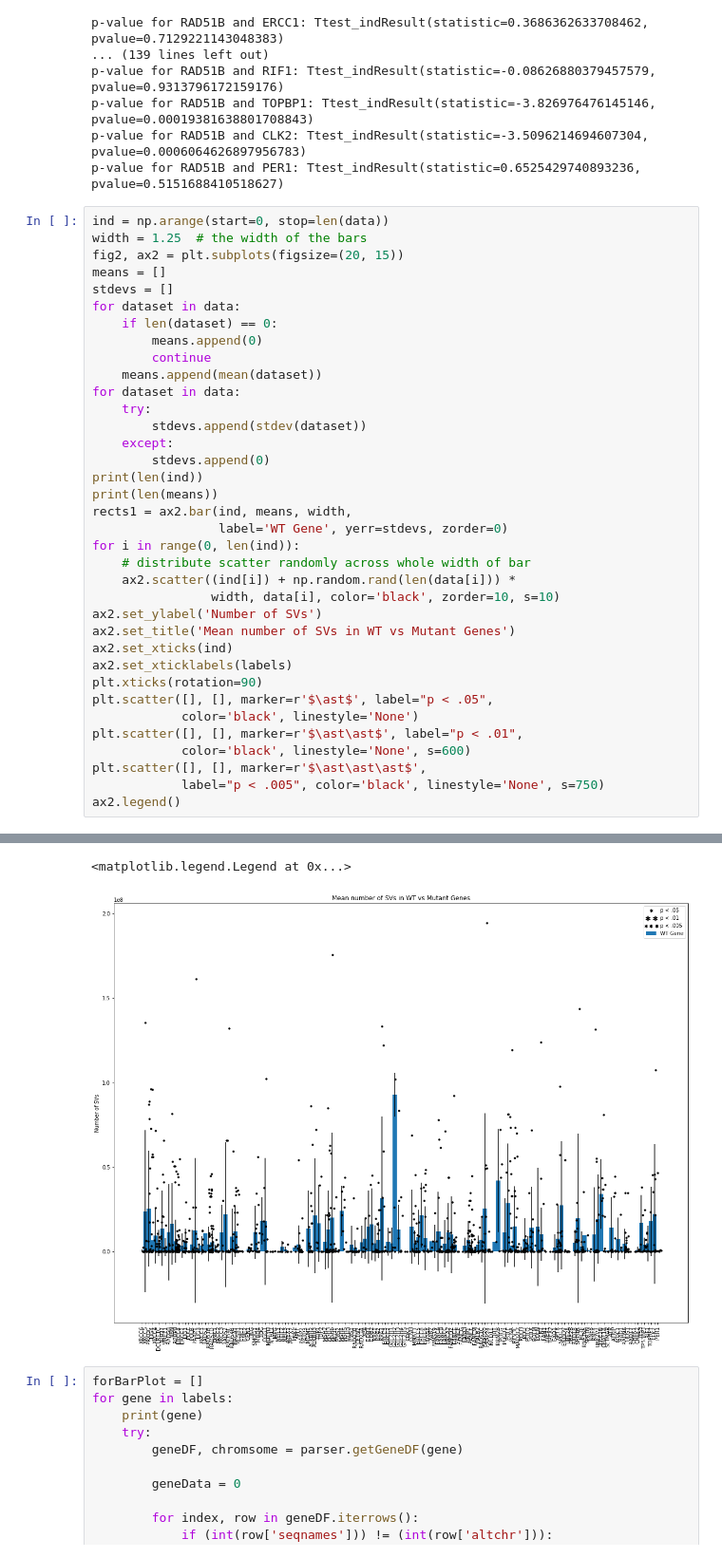
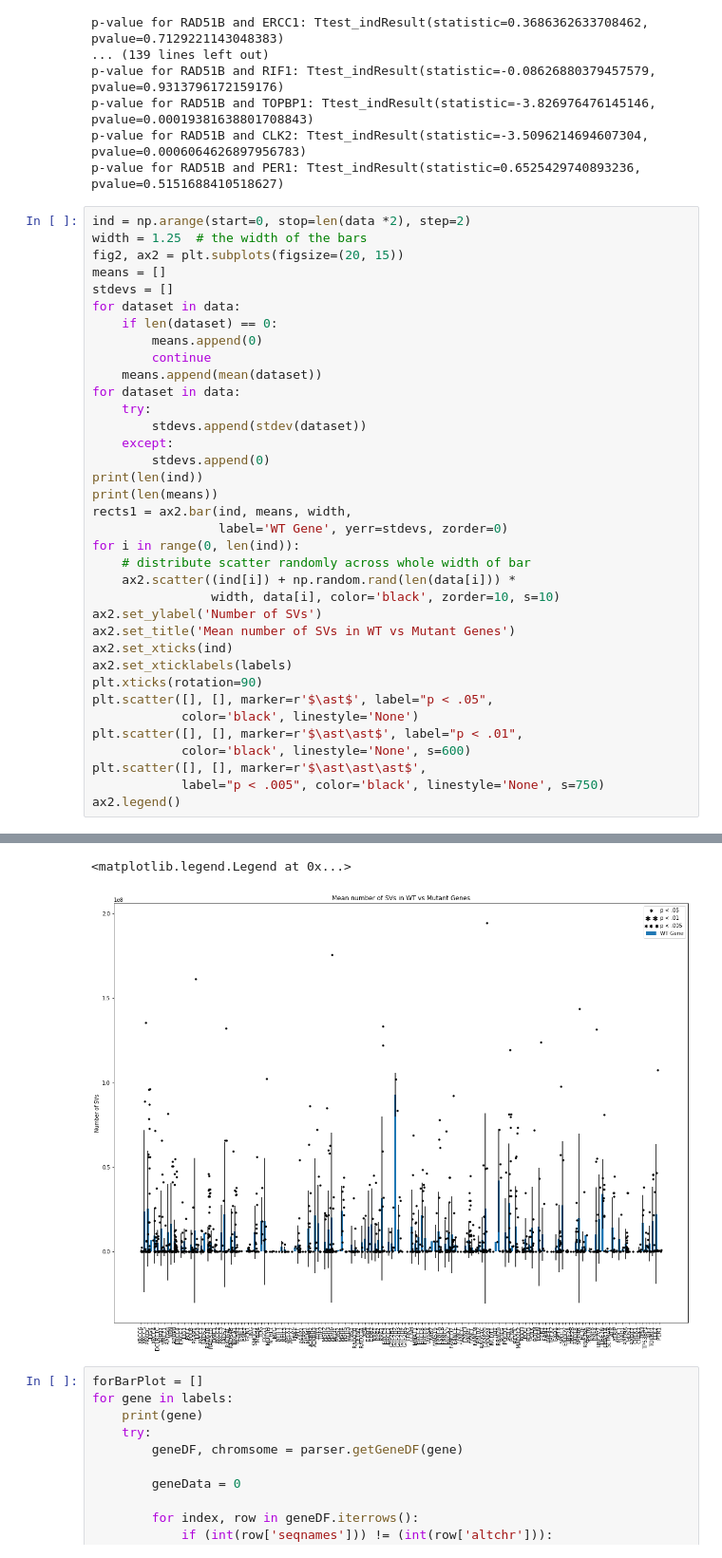
Before and after one commit to hossam-zaki/BSRP2020, a Jupyter notebook: SVPlots/LengthOfSVs.ipynb, the cells around one changed output, grey strips where cells are left out. Shown: that part at 95% size. Cells and saved outputs as stored; diff of their text form.

Commit message:
length figures and code fully added

```diff
--- a/SVPlots/LengthOfSVs.ipynb
+++ b/SVPlots/LengthOfSVs.ipynb
@@ -81,7 +81,7 @@ p-value for RAD51B and TOPBP1: Ttest_indResult(statistic=-3.826976476145146, pva
 p-value for RAD51B and CLK2: Ttest_indResult(statistic=-3.5096214694607304, pvalue=0.0006064626897956783)
 p-value for RAD51B and PER1: Ttest_indResult(statistic=0.6525429740893236, pvalue=0.5151688410518627)
 # %%
-ind = np.arange(start=0, stop=len(data))
+ind = np.arange(start=0, stop=len(data *2), step=2)
 width = 1.25  # the width of the bars
 fig2, ax2 = plt.subplots(figsize=(20, 15))
 means = []
@@ -93,34 +93,34 @@ for dataset in data:
     means.append(mean(dataset))
 for dataset in data:
     try:
         stdevs.append(stdev(dataset))
     except:
         stdevs.append(0)
 print(len(ind))
 print(len(means))
 rects1 = ax2.bar(ind, means, width,
                  label='WT Gene', yerr=stdevs, zorder=0)
 for i in range(0, len(ind)):
     # distribute scatter randomly across whole width of bar
     ax2.scatter((ind[i]) + np.random.rand(len(data[i])) *
                 width, data[i], color='black', zorder=10, s=10)
 ax2.set_ylabel('Number of SVs')
 ax2.set_title('Mean number of SVs in WT vs Mutant Genes')
 ax2.set_xticks(ind)
 ax2.set_xticklabels(labels)
 plt.xticks(rotation=90)
 plt.scatter([], [], marker=r'$\ast$', label="p < .05",
             color='black', linestyle='None')
 plt.scatter([], [], marker=r'$\ast\ast$', label="p < .01",
             color='black', linestyle='None', s=600)
 plt.scatter([], [], marker=r'$\ast\ast\ast$',
             label="p < .005", color='black', linestyle='None', s=750)
 ax2.legend()
 # %% [output]
 156
 156
 <matplotlib.legend.Legend at 0x...>
-[figure, old version]
+[figure, new version]
 # %%
 forBarPlot = []
 for gene in labels:
```
Also changed, not shown: 5 other files.
